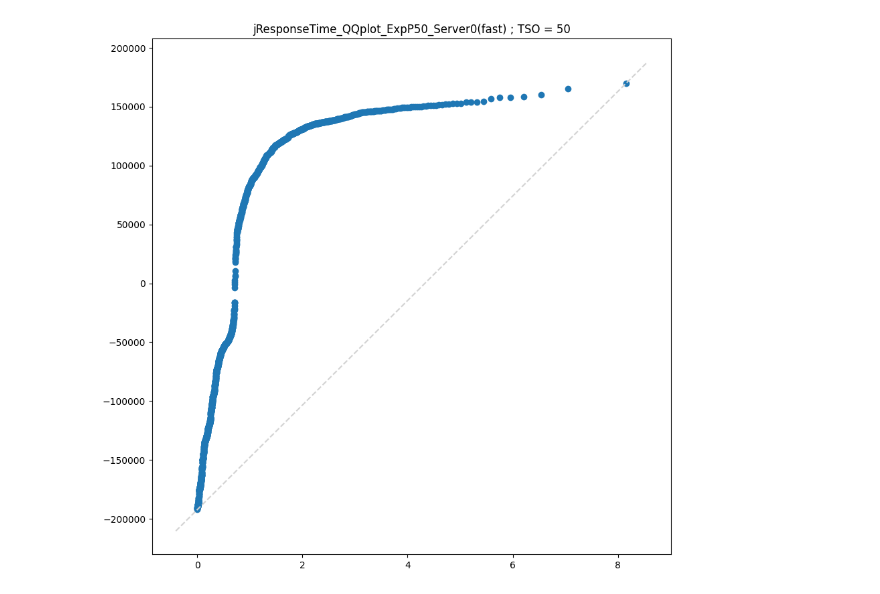
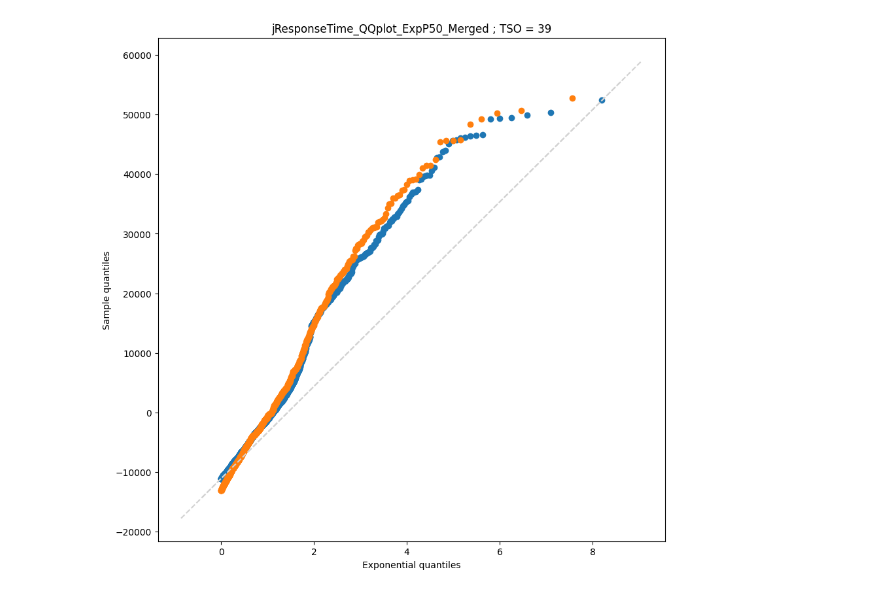
Before and after one commit to JacopoCarlon/JC_Performance_Evaluation_of_Computer_Systems_and_Networks_PECSN__Project, a Jupyter notebook: python_scripts/istogrammi_responseTime.ipynb, the cells around one changed output. Saved outputs shown, nothing was run; the diff lists cells and outputs as text; code cells hidden in the pictures.

```diff
--- a/python_scripts/istogrammi_responseTime.ipynb
+++ b/python_scripts/istogrammi_responseTime.ipynb
@@ -15,13 +15,15 @@ use_exp = True
 
 if use_exp == True:
     distribution = "Exp"
+    dddistribution = "exp"
 elif use_exp == False:
     distribution = "Con"
+    dddistribution = "con"
 
 #   target_tso = ["50"]
-detailed = False
+detailed = True
 if detailed == True :
-    target_tso = list(range(25, 55+1, 3) )
+    target_tso = list(range(24, 51+1, 3) )
 else :
     if use_exp == True :
         target_tso = ["25","30","35", "40", "45", "50"]
@@ -31,6 +33,7 @@ else :
 
 # USE ALL ITERATIONS OR ONLY FIRST
 num_iterations = 30
+
 use_all = False
 
 
@@ -245,11 +257,14 @@ for srvn in range(0, len(server_names)):
 
 
         save = False
+        endingPNG = ".png"
+        if detailed == True:
+            endingPNG = "_isDetailed.png"
         if save == True:
             if use_all == True:
-                plt.savefig(f'{plot_dir}/jResTime_plot{distribution}P{probability}_{target_tso[tso_this_iter]}_Server{srvn}.png')
+                plt.savefig(f'{plot_dir}/jResTime_plot{distribution}P{probability}_{target_tso[tso_this_iter]}_Server{srvn}{endingPNG}')
             else :
-                plt.savefig(f'{plot_dir}/jResTime_plot{distribution}P{probability}_{target_tso[tso_this_iter]}_onlyIterZero_Server{srvn}.png')
+                plt.savefig(f'{plot_dir}/jResTime_plot{distribution}P{probability}_{target_tso[tso_this_iter]}_onlyIterZero_Server{srvn}{endingPNG}')
 
         plt.show()
 # %% [output]
@@ -271,8 +287,9 @@ import matplotlib.pyplot as plt
 import itertools as it
 # %%
 nth_quantile = {
-	"norm" : sp_st.norm.ppf ,
 	"expon" : sp_st.expon.ppf
+	, "norm" : sp_st.norm.ppf
+	#	, "pareto" : sp_st.pareto.ppf
 }
 
 
@@ -282,27 +299,69 @@ def qqplot(data, dist="expon"):
 	plt.plot([nth_quantile[dist]((j+0.5)/n) for j in range(n)], sorted(data), 'o')
 	plt.plot(plt.xlim(), plt.ylim(), "--", color="lightgrey")
 # %%
-for srvn in range(0, len(server_names), 1 ):
+merged = True
+save = False
+if merged == True :
+    merged_name = "Merged"
     for tso_this_iter in range(0, len(target_tso), 1 ) :
         plt.rcParams["figure.figsize"] = (10, 10)
+        for srvn in range(0, len(server_names), 1 ):
 
-        name = f'jResponseTime_QQplot_{distribution}P{probability}_Server{srvn}({extras[srvn]})'
+            name = f'jResponseTime_QQplot_{distribution}P{probability}_{merged_name}'
 
-        d = np.array( general_nums[srvn][tso_this_iter] )
-        data_mean = d.mean()
-        d = d - data_mean
-        #   dd = list(it.chain(*[np.mean(v) - v for v in d]))
-        #   qqplot(dd)
-        qqplot(d)
-        plt.title(f'{name} ; TSO = {target_tso[tso_this_iter]}')
+            d = np.array( general_nums[srvn][tso_this_iter] )
+            data_mean = d.mean()
+            d = d - data_mean
+            #   dd = list(it.chain(*[np.mean(v) - v for v in d]))
+            #   qqplot(dd)
 
-        save = False
-        if save == True:
-            if use_all == True:
-                plt.savefig(f'{plot_dir}/jResponseTime_QQplot_{distribution}P{probability}_{target_tso[tso_this_iter]}_Server{srvn}.png')
-            else :
-                plt.savefig(f'{plot_dir}/jResponseTime_QQplot_{distribution}P{probability}_{target_tso[tso_this_iter]}_onlyIterZero_Server{srvn}.png')
+            qqplot(d)
+
+            plt.title(f'{name} ; TSO = {target_tso[tso_this_iter]}')
+
+            plt.ylabel("Sample quantiles")
+            plt.xlabel("Exponential quantiles")
+
+            #   save = False
+            endingPNG = ".png"
+            if detailed == True:
+                endingPNG = "_isDetailed.png"
+            if save == True:
+                if use_all == True:
+                    plt.savefig(f'{plot_dir}/jResponseTime_QQplot_{distribution}P{probability}_{target_tso[tso_this_iter]}_Server{merged_name}{endingPNG}')
+                else :
+                    plt.savefig(f'{plot_dir}/jResponseTime_QQplot_{distribution}P{probability}_{target_tso[tso_this_iter]}_onlyIterZero_Server{merged_name}{endingPNG}')
 
 
         plt.show()
+else :
+    for srvn in range(0, len(server_names), 1 ):
+        for tso_this_iter in range(0, len(target_tso), 1 ) :
+            plt.rcParams["figure.figsize"] = (10, 10)
+
+            name = f'jResponseTime_QQplot_{distribution}P{probability}_Server{srvn}({extras[srvn]})'
+
+            d = np.array( general_nums[srvn][tso_this_iter] )
+            data_mean = d.mean()
+            d = d - data_mean
+            #   dd = list(it.chain(*[np.mean(v) - v for v in d]))
+            #   qqplot(dd)
+            qqplot(d)
+            plt.title(f'{name} ; TSO = {target_tso[tso_this_iter]}')
+
+            plt.ylabel("Sample quantiles")
+            plt.xlabel("Exponential quantiles")
+
+            #   save = False
+            endingPNG = ".png"
+            if detailed == True:
+                endingPNG = "_isDetailed.png"
+            if save == True:
+                if use_all == True:
+                    plt.savefig(f'{plot_dir}/jResponseTime_QQplot_{distribution}P{probability}_{target_tso[tso_this_iter]}_Server{srvn}{endingPNG}')
+                else :
+                    plt.savefig(f'{plot_dir}/jResponseTime_QQplot_{distribution}P{probability}_{target_tso[tso_this_iter]}_onlyIterZero_Server{srvn}{endingPNG}')
+
+
+            plt.show()
 # %% [output]
@@ -314 +373 @@ for srvn in range(0, len(server_names), 1 ):
-[figure, old version]
+[figure, new version]
```
Also changed, not shown: parts of 6 cells of this notebook, 5 other files.
